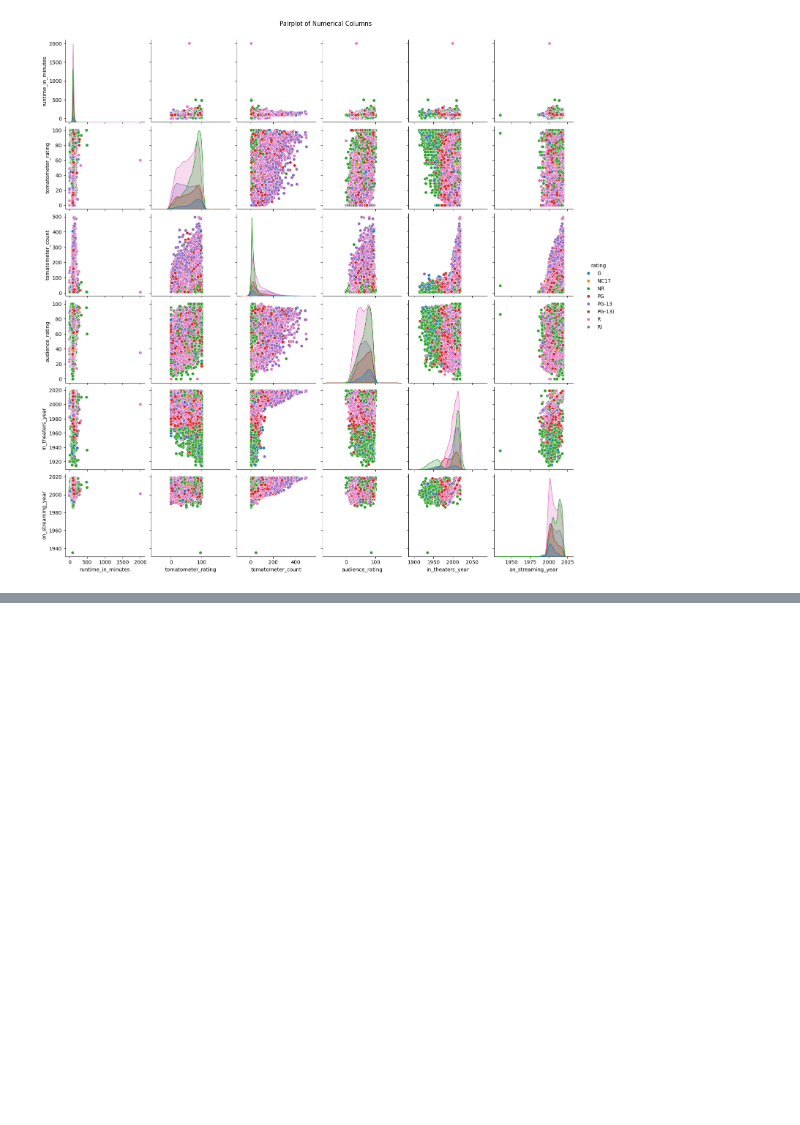
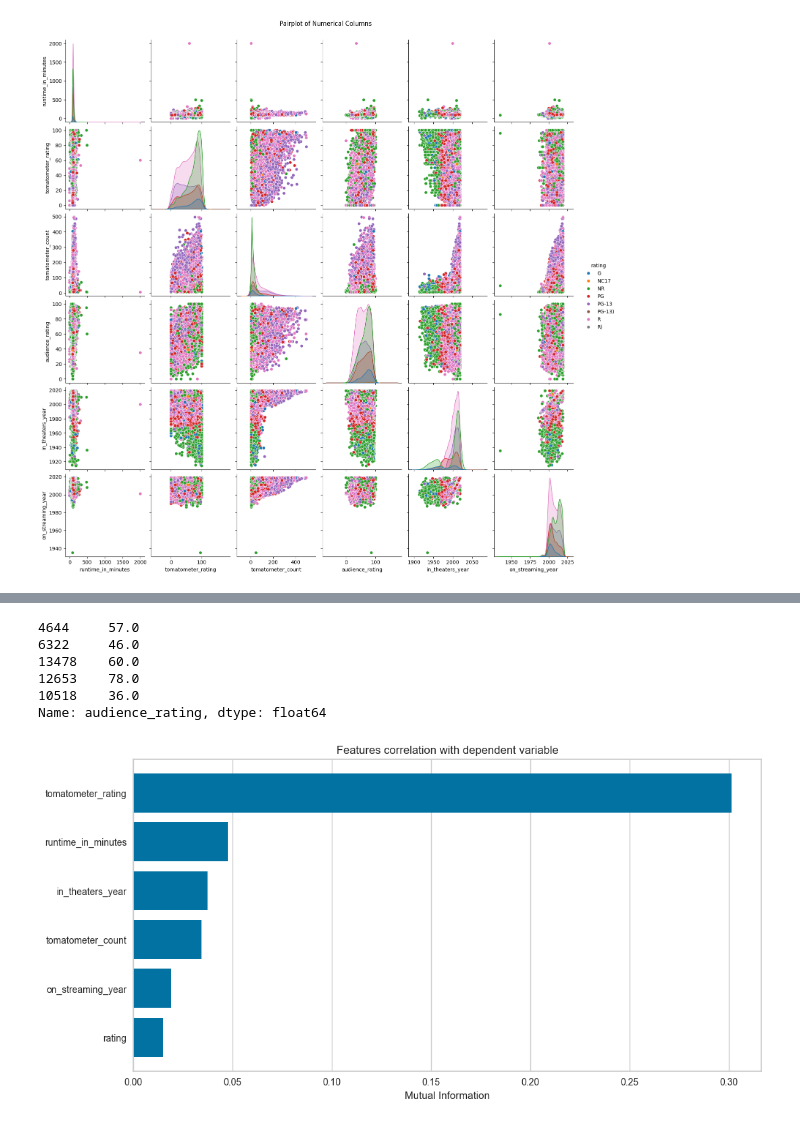
Before and after one commit to Prakashdeveloper03/Leetcode-150, a Jupyter notebook: Interview Prep/Movie rating prediction/notebook.ipynb, the cells around one changed output, grey strips where cells are left out. Drawn from its saved outputs; the diff is of its cells as text; code cells hidden in the pictures; blank space fills up the shorter version.

```diff
--- a/Interview Prep/Movie rating prediction/notebook.ipynb
+++ b/Interview Prep/Movie rating prediction/notebook.ipynb
@@ -317,0 +320,5 @@ plt.show()
+# %%
+from sklearn.preprocessing import LabelEncoder
+
+label_encoder = LabelEncoder()
+df["rating"] = label_encoder.fit_transform(df["rating"])
@@ -317,0 +372,4 @@ plt.show()
+# %%
+# Define features and target
+X = df.drop(columns=["audience_rating"])
+y = df["audience_rating"]
@@ -317,0 +428,21 @@ plt.show()
+# %%
+y_test[:5]
+# %% [output]
+4644     57.0
+6322     46.0
+13478    60.0
+12653    78.0
+10518    36.0
+Name: audience_rating, dtype: float64
+# %%
+from yellowbrick.target import FeatureCorrelation
+
+plt.figure(figsize=(12, 6))  # sets figure size as 12 x 6
+visualizer = FeatureCorrelation(
+    method="mutual_info-regression", labels=X.columns, sort=True
+)  # plots features correlation using mutual_info-regression method and sort values in descending order
+visualizer.fit(X, y)  # fits visualizer
+visualizer.show()  # shows plot's xlabel, ylabel & title
+plt.show()  # displays plot
+# %% [output]
+[figure, added]
```
Also changed, not shown: parts of 11 cells of this notebook.
